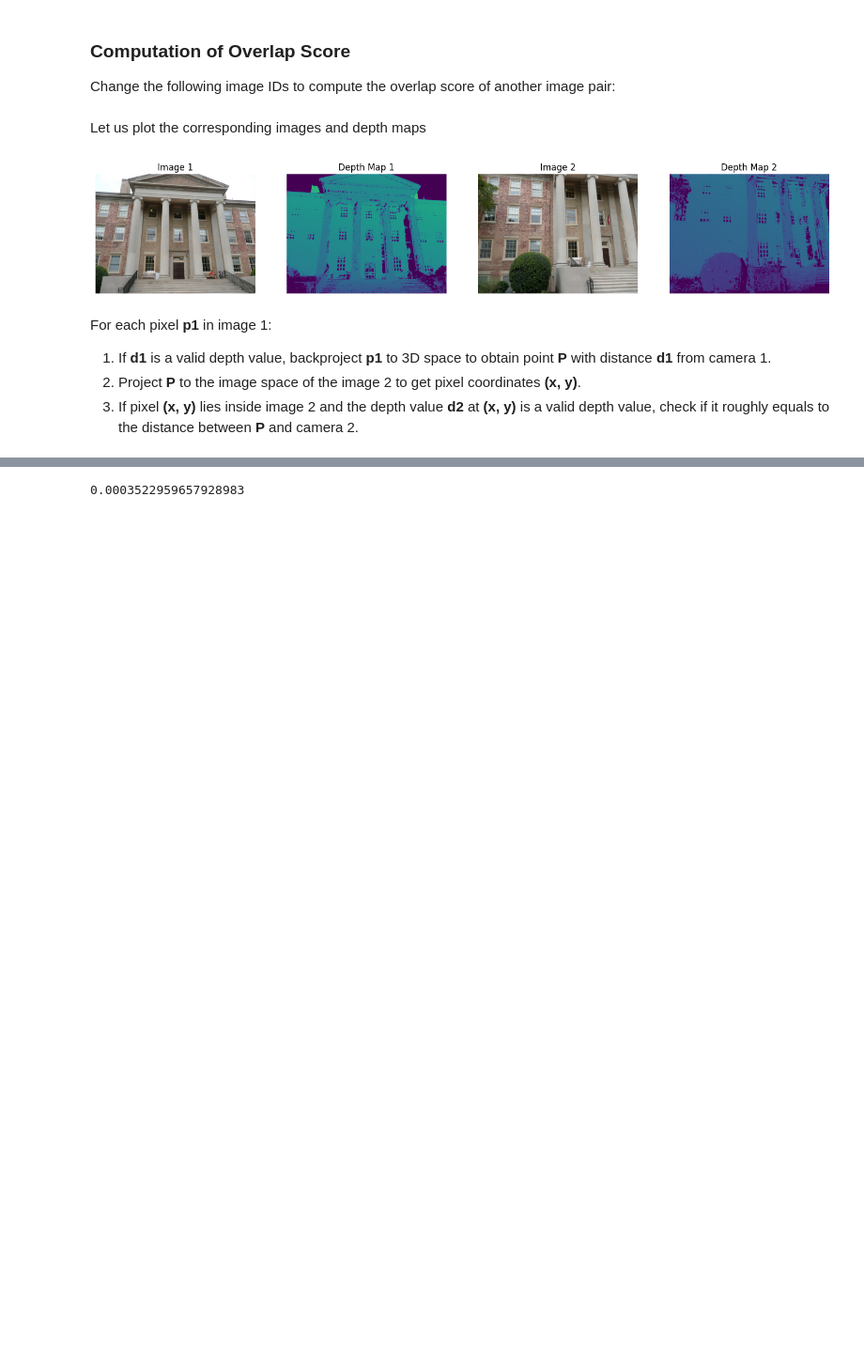
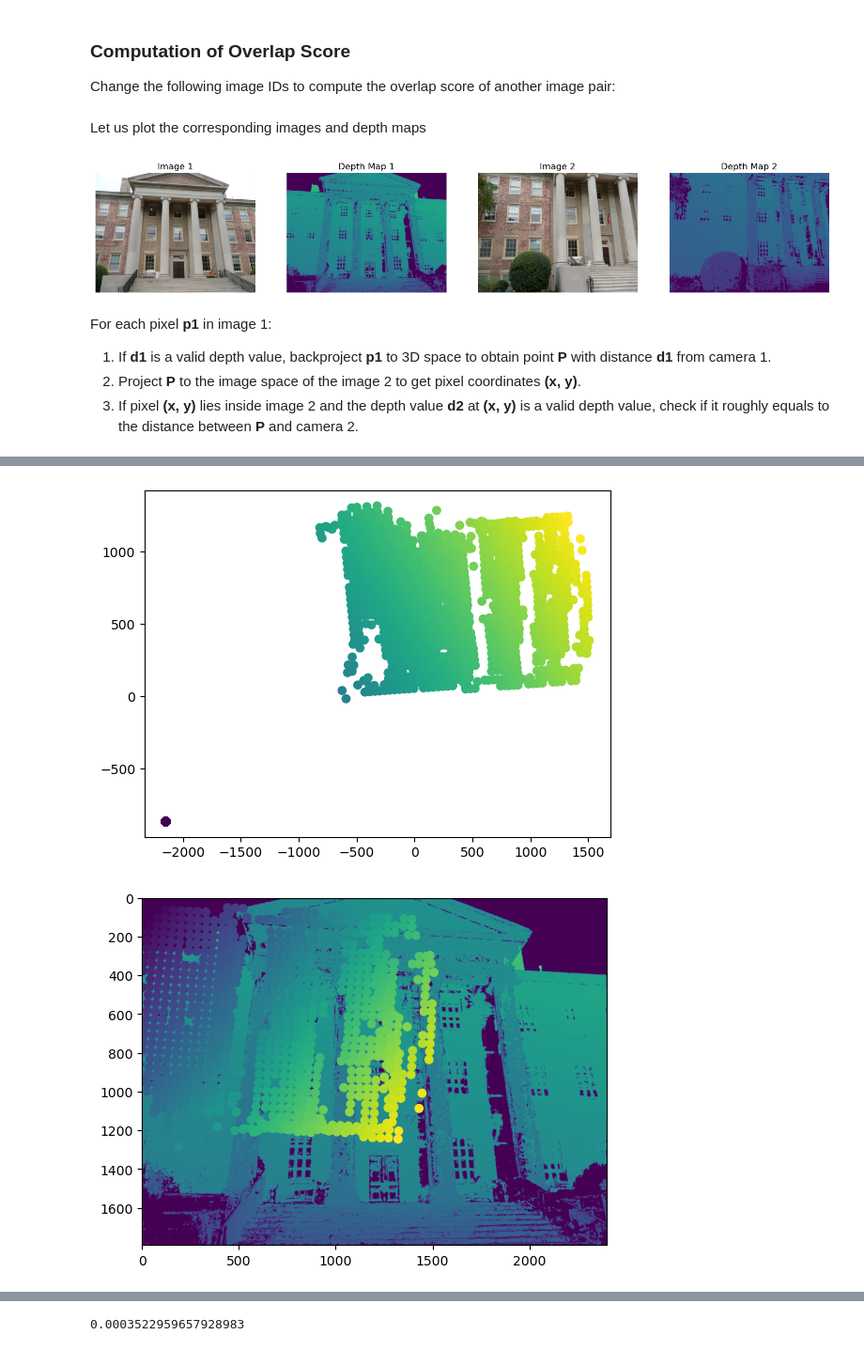
Before and after one commit to fyangch/RefinedMegaDepth, a Jupyter notebook: overlap_score_demo.ipynb, the cells around one changed output, grey strips where cells are left out. Shown at 94% size. Drawn from its saved outputs; the diff is of its cells as text; code cells hidden in the pictures; blank space fills up the shorter version.

```diff
--- a/overlap_score_demo.ipynb
+++ b/overlap_score_demo.ipynb
@@ -102,0 +217,43 @@ For each pixel **p1** in image 1:
+# %%
+def forwardproject(id_1,back2):
+    image_1 = image_dict[id_1]
+    name_1 = image_dict[id_1].name
+    camera_1 = camera_dict[image_1.camera_id]
+    K1, R1, t1 = get_K_R_t(camera=camera_1, image=image_1, invert=True)
+
+    homog_norm_vector = R1 @ back2 + t1.reshape(-1,1)
+    # project
+    z2 = homog_norm_vector[2]
+    homog_norm_vector = homog_norm_vector/z2
+    homog_pixel_vector = (homog_norm_vector.T @ np.linalg.inv(K1)).T
+    plt.scatter(homog_pixel_vector[0],homog_pixel_vector[1],c=homog_pixel_vector[2])
+    plt.show()
+
+
+
+    def filter_mask(data,w,h):
+        # Get the x and y coordinates
+        x = data[0]
+        y = data[1]
+        mask = (x >= 0) & (x <= w) & (y >= 0) & (y <= h)
+        return mask
+
+    mask = filter_mask(homog_pixel_vector,camera_1.width,camera_1.height)
+    homog_pixel_vector = homog_pixel_vector[:, mask]
+
+    depth_1 = read_array(os.path.join(dense_dir, "stereo", "depth_maps", f"{name_1}.geometric.bin"))
+    plt.imshow(depth_1)
+
+    plt.scatter(homog_pixel_vector[0],homog_pixel_vector[1],c=homog_pixel_vector[2])
+    plt.show()
+
+    x,y = homog_pixel_vector[:2].astype(int)
+    gt_depth = depth_1[x,y]
+    plt.scatter(z2[mask],gt_depth)
+
+back1 = backproject(id_1)
+back2 = backproject(id_2)
+forward1 = forwardproject(id_1,back2)
+# %% [output]
+[figure, added]
+[figure, added]
```
Also changed, not shown: parts of 5 cells of this notebook.
